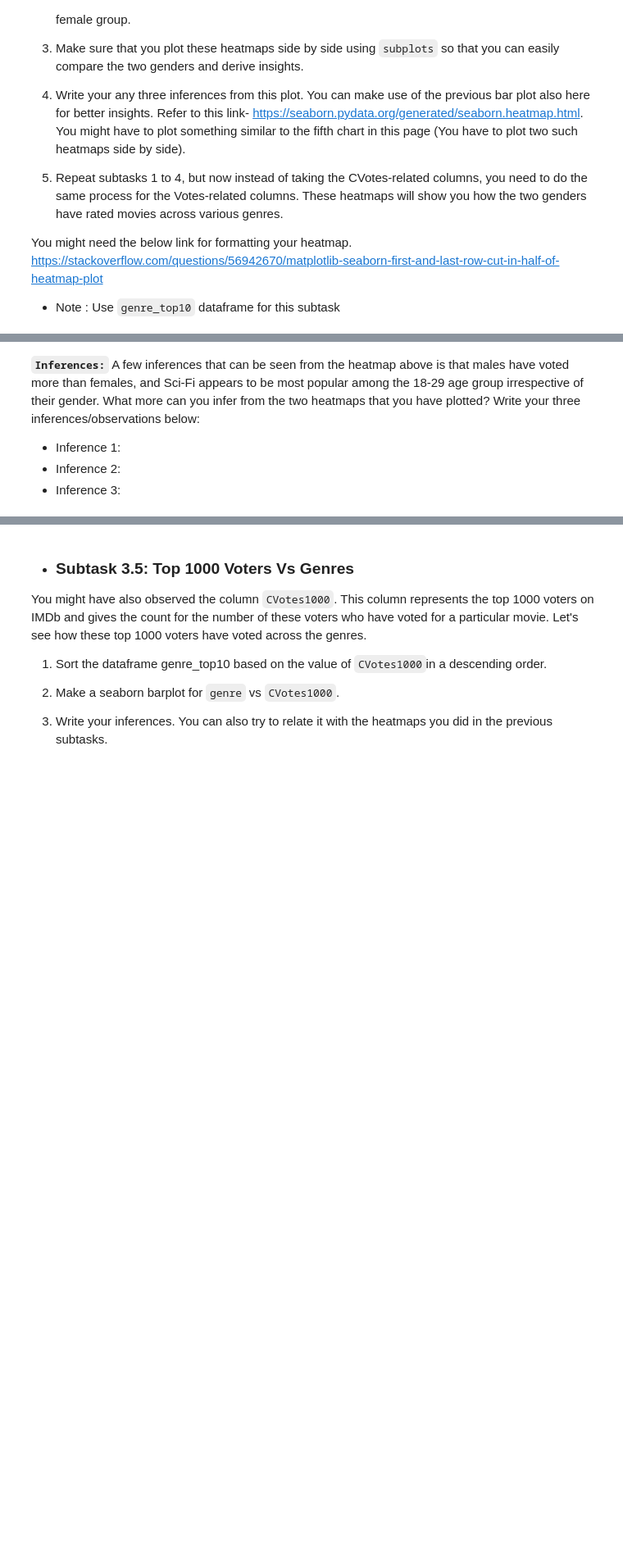
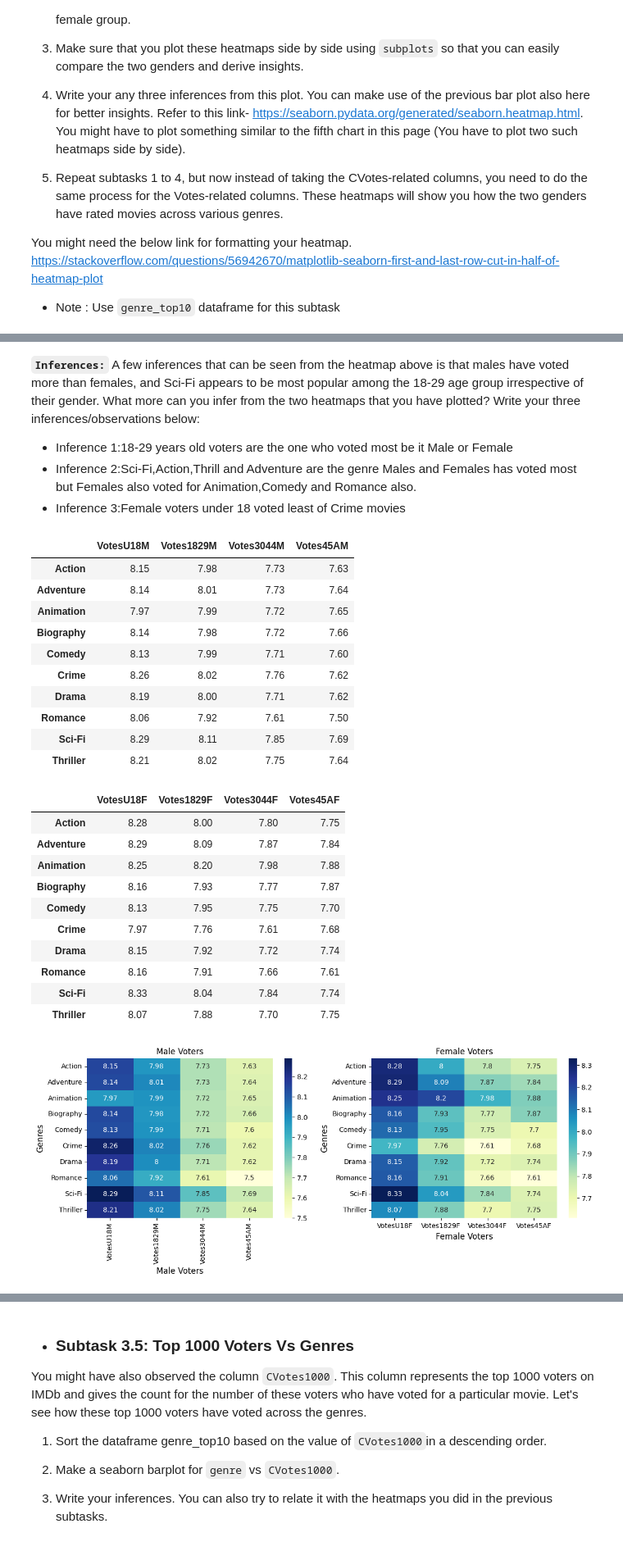
Before and after one commit to PunamBhatia/LogicMojo-AI-ML-April26-Punam, a Jupyter notebook: IMDb+Movie+Assignment_PunamB.ipynb, the cells around one changed output, grey strips where cells are left out. Shown at 82% size. Drawn from its saved outputs; the diff is of its cells as text; code cells hidden in the pictures; blank space fills up the shorter version.

```diff
--- a/IMDb+Movie+Assignment_PunamB.ipynb
+++ b/IMDb+Movie+Assignment_PunamB.ipynb
@@ -608,5 +635,5 @@ https://stackoverflow.com/questions/56942670/matplotlib-seaborn-first-and-last-r
 # %% [markdown]
 **`Inferences:`** A few inferences that can be seen from the heatmap above is that males have voted more than females, and Sci-Fi appears to be most popular among the 18-29 age group irrespective of their gender. What more can you infer from the two heatmaps that you have plotted? Write your three inferences/observations below:
-- Inference 1:
-- Inference 2:
-- Inference 3:
+- Inference 1:18-29 years old voters are the one who voted most be it Male or Female
+- Inference 2:Sci-Fi,Action,Thrill and Adventure are the genre Males and Females has voted most but Females also voted for Animation,Comedy and Romance also.
+- Inference 3:Female voters under 18 voted least of Crime movies
@@ -615,2 +640,47 @@ https://stackoverflow.com/questions/56942670/matplotlib-seaborn-first-and-last-r
+# %%
+# 2nd set of heat maps for Votes-related columns
+fig, (bx1, bx2) = plt.subplots(ncols=2, figsize=(12, 5))
+
+male_votes_data=genre_top10[['VotesU18M','Votes1829M','Votes3044M','Votes45AM']]
+display(male_votes_data)
+male_votes_heatmap= sns.heatmap(male_votes_data, ax=bx1, cmap='YlGnBu', annot=True,fmt='g')
+male_votes_heatmap.set_xlabel("Male Voters",fontsize=12)
+male_votes_heatmap.set_ylabel("Genres",fontsize=12)
+male_votes_heatmap.set_title("Male Voters Vs Genres.",fontsize=12)
+bx1.set_title("Male Voters")
+
+female_votes_data=genre_top10[['VotesU18F','Votes1829F','Votes3044F','Votes45AF']]
+display(female_votes_data)
+female_votes_heatmap= sns.heatmap(female_votes_data,ax=bx2, cmap='YlGnBu', annot=True,fmt='g')
+female_votes_heatmap.set_xlabel("Female Voters",fontsize=12)
+female_votes_heatmap.set_ylabel("Genres",fontsize=12)
+female_votes_heatmap.set_title("Female Voters Vs Genres.",fontsize=12)
+bx2.set_title("Female Voters")
+plt.tight_layout()
+plt.show()
+# %% [output]
+|  | VotesU18M | Votes1829M | Votes3044M | Votes45AM |
+| Action | 8.15 | 7.98 | 7.73 | 7.63 |
+| Adventure | 8.14 | 8.01 | 7.73 | 7.64 |
+| Animation | 7.97 | 7.99 | 7.72 | 7.65 |
+| Biography | 8.14 | 7.98 | 7.72 | 7.66 |
+| Comedy | 8.13 | 7.99 | 7.71 | 7.60 |
+| Crime | 8.26 | 8.02 | 7.76 | 7.62 |
+| Drama | 8.19 | 8.00 | 7.71 | 7.62 |
+| Romance | 8.06 | 7.92 | 7.61 | 7.50 |
+| Sci-Fi | 8.29 | 8.11 | 7.85 | 7.69 |
+| Thriller | 8.21 | 8.02 | 7.75 | 7.64 |
+|  | VotesU18F | Votes1829F | Votes3044F | Votes45AF |
+| Action | 8.28 | 8.00 | 7.80 | 7.75 |
+| Adventure | 8.29 | 8.09 | 7.87 | 7.84 |
+| Animation | 8.25 | 8.20 | 7.98 | 7.88 |
+| Biography | 8.16 | 7.93 | 7.77 | 7.87 |
+| Comedy | 8.13 | 7.95 | 7.75 | 7.70 |
+| Crime | 7.97 | 7.76 | 7.61 | 7.68 |
+| Drama | 8.15 | 7.92 | 7.72 | 7.74 |
+| Romance | 8.16 | 7.91 | 7.66 | 7.61 |
+| Sci-Fi | 8.33 | 8.04 | 7.84 | 7.74 |
+| Thriller | 8.07 | 7.88 | 7.70 | 7.75 |
+[figure, added]
 # %% [markdown]
 **`Inferences:`** Sci-Fi appears to be the highest rated genre in the age group of U18 for both males and females. Also, females in this age group have rated it a bit higher than the males in the same age group. What more can you infer from the two heatmaps that you have plotted? Write your three inferences/observations below:
```
Also changed, not shown: parts of 24 cells of this notebook.
